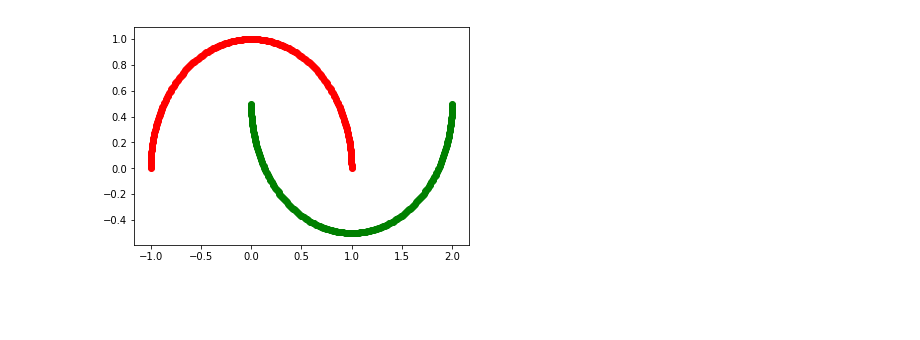
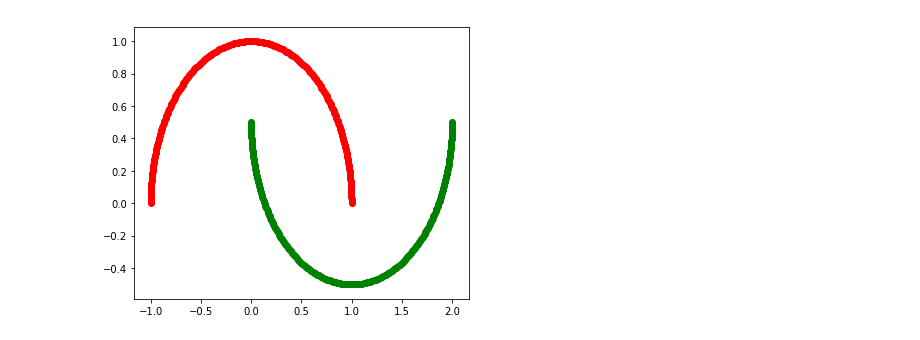
Before and after one commit to alexein777/K-MESA, a Jupyter notebook: KMESA_moons.ipynb, the cells around one changed output. Drawn from its saved outputs; the diff is of its cells as text; code cells hidden in the pictures; blank space fills up the shorter version.

```diff
--- a/KMESA_moons.ipynb
+++ b/KMESA_moons.ipynb
@@ -9,8 +9,12 @@ X, y = make_moons(n_samples=500)
 k_labels = np.unique(y).shape[0]
 colors = ['red', 'green', 'blue', 'gold', 'darkorange', 'purple']
 # %%
+fig = plt.figure(figsize=(6, 5))
+
 for k in range(k_labels):
     cluster = X[np.where(y == k)]
     plt.scatter(cluster[:, 0], cluster[:, 1], c=colors[k])
+
+fig.savefig('moons')
 # %% [output]
-[figure, old version]
+[figure, new version]
```
Also changed, not shown: parts of 7 cells of this notebook, 35 other files.
